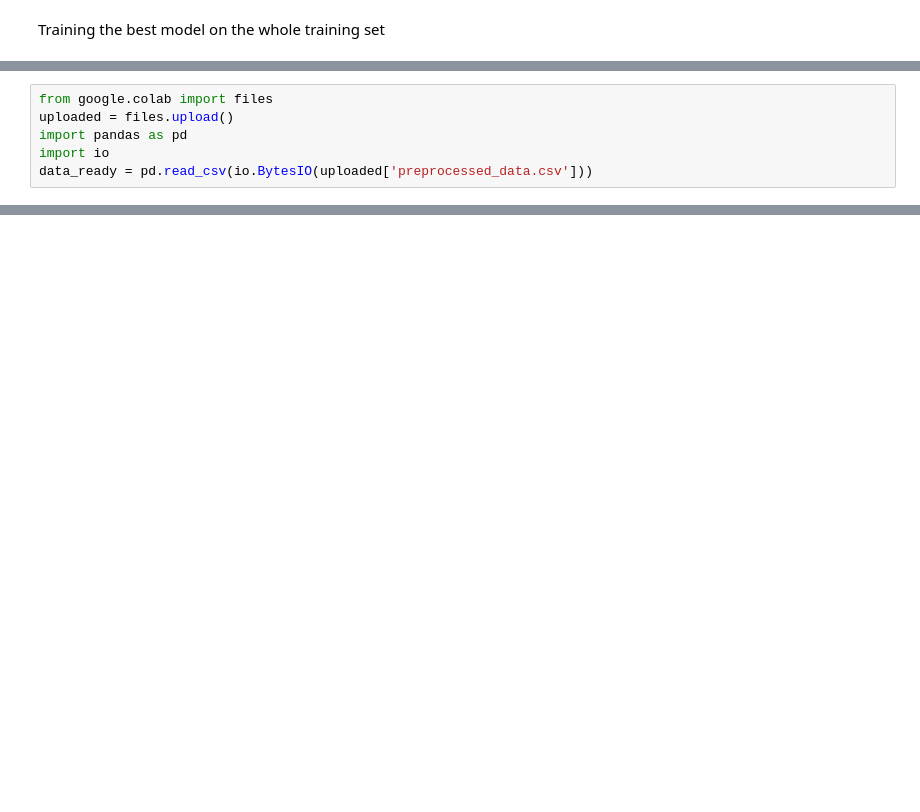
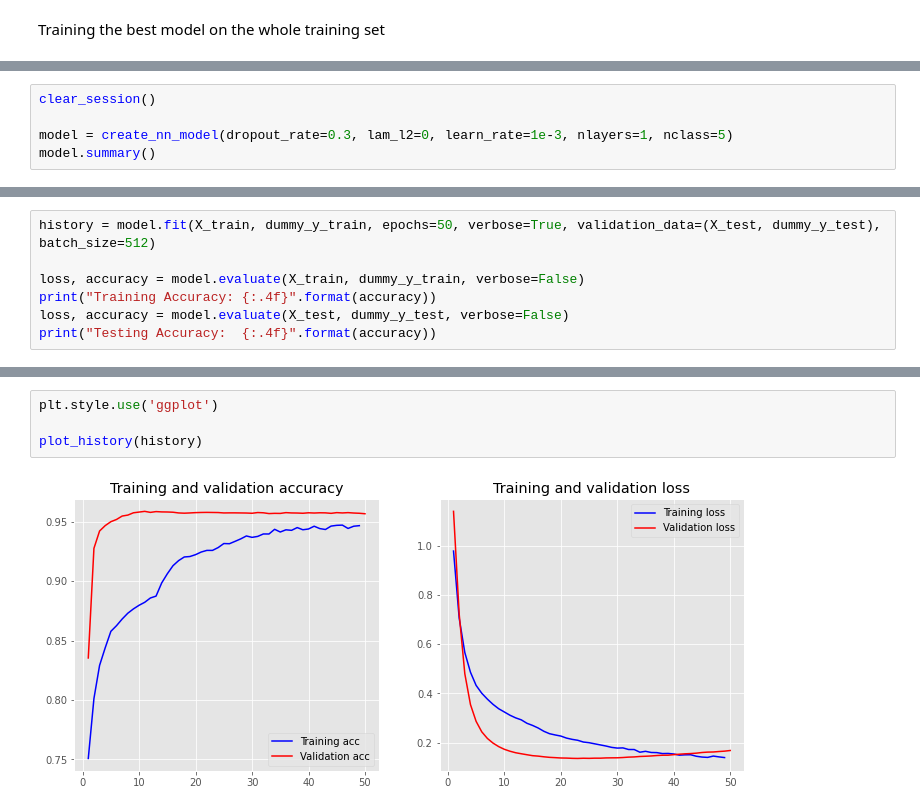
Before and after one commit to matteo-perillo/Abstracts-classification, a Jupyter notebook: 03_Neural network.ipynb, the cells around one changed output, grey strips where cells are left out. Drawn from its saved outputs; the diff is of its cells as text; blank space fills up the shorter version.

Commit message:
Creato con Colaboratory

```diff
--- a/03_Neural network.ipynb
+++ b/03_Neural network.ipynb
@@ -312,6 +260,0 @@ Each row corresponds to a true class, each columns corresponds to a predicted cl
-# %%
-from google.colab import files
-uploaded = files.upload()
-import pandas as pd
-import io
-data_ready = pd.read_csv(io.BytesIO(uploaded['preprocessed_data.csv']))
@@ -320,0 +381,5 @@ Saving preprocessed_data.csv to preprocessed_data.csv
+# %%
+clear_session()
+
+model = create_nn_model(dropout_rate=0.3, lam_l2=0, learn_rate=1e-3, nlayers=1, nclass=5)
+model.summary()
@@ -320,0 +402,7 @@ Saving preprocessed_data.csv to preprocessed_data.csv
+# %%
+history = model.fit(X_train, dummy_y_train, epochs=50, verbose=True, validation_data=(X_test, dummy_y_test), batch_size=512)
+
+loss, accuracy = model.evaluate(X_train, dummy_y_train, verbose=False)
+print("Training Accuracy: {:.4f}".format(accuracy))
+loss, accuracy = model.evaluate(X_test, dummy_y_test, verbose=False)
+print("Testing Accuracy:  {:.4f}".format(accuracy))
@@ -320,0 +428,6 @@ Saving preprocessed_data.csv to preprocessed_data.csv
+# %%
+plt.style.use('ggplot')
+
+plot_history(history)
+# %% [output]
+[figure, added]
```
Also changed, not shown: parts of 31 cells of this notebook.
